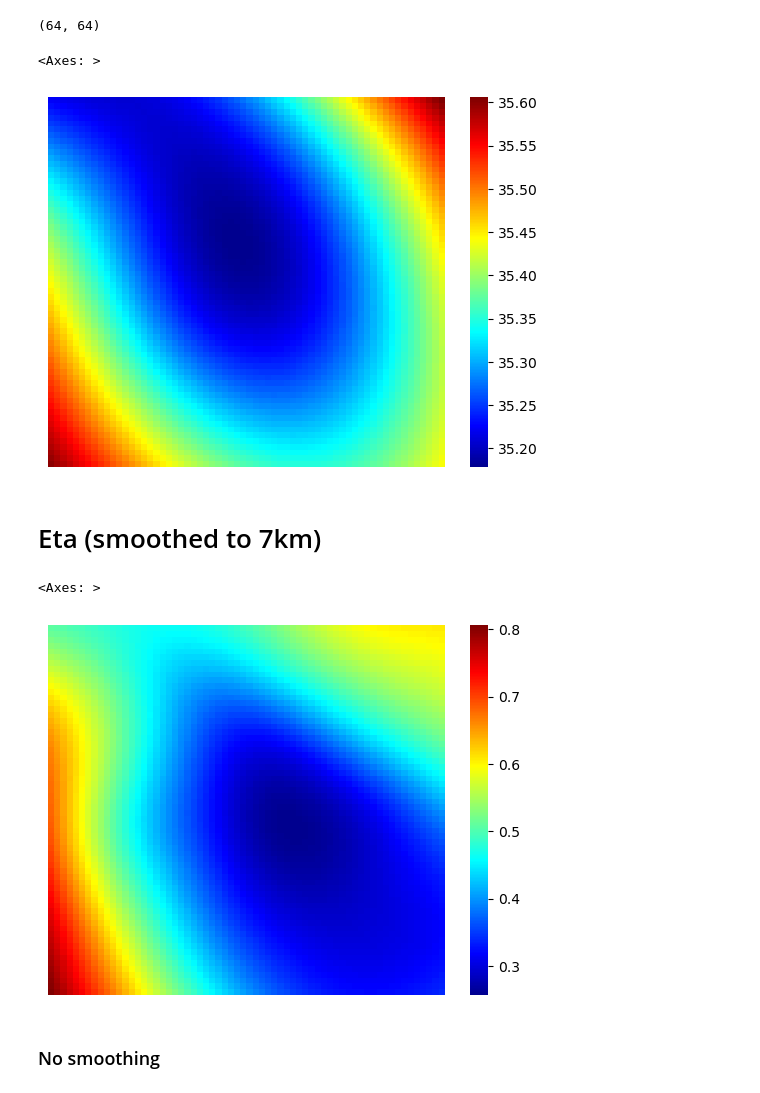
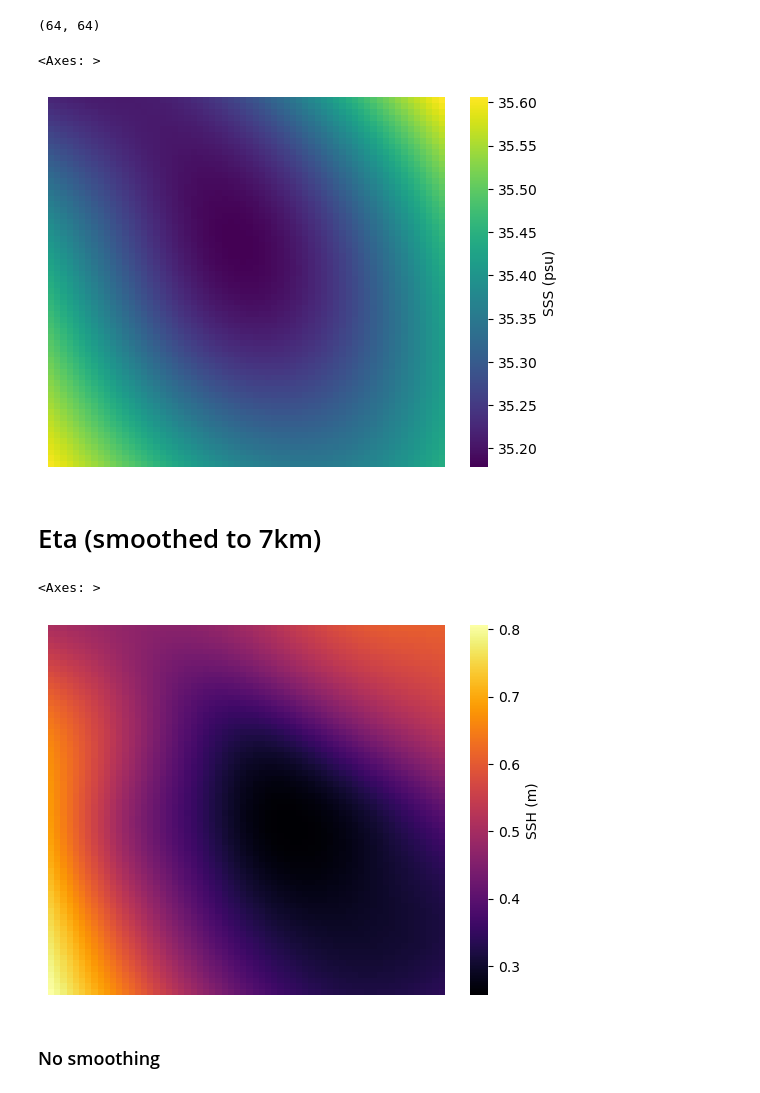
Before and after one commit to AI-for-Ocean-Science/fronts, a Jupyter notebook: proposals/caig/Figures/MNIST_fig.ipynb, the cells around one changed output. Saved outputs shown, nothing was run; the diff lists cells and outputs as text; code cells hidden in the pictures.

```diff
--- a/proposals/caig/Figures/MNIST_fig.ipynb
+++ b/proposals/caig/Figures/MNIST_fig.ipynb
@@ -140,10 +141,10 @@ smooth_salt.shape
 # %% [output]
 (64, 64)
 # %%
-plotting.show_image(smooth_salt)
+plotting.show_image(smooth_salt, clbl='SSS (psu)', cm='viridis')
 # %% [output]
 <Axes: >
-[figure, old version]
+[figure, new version]
 # %% [markdown]
 # Eta (smoothed to 7km)
 # %%
@@ -153,10 +154,10 @@ pad_eta = ds.Eta[row-pad:row+cutout.field_size+pad,
 smooth_eta = sf.gaussian(pad_eta, 5.)
 smooth_eta = smooth_eta[pad:-pad, pad:-pad]
 # %%
-plotting.show_image(smooth_eta)
+plotting.show_image(smooth_eta, clbl='SSH (m)', cm='inferno')
 # %% [output]
 <Axes: >
-[figure, old version]
+[figure, new version]
 # %% [markdown]
 ### No smoothing
 # %%
```
Also changed, not shown: parts of 4 cells of this notebook.
